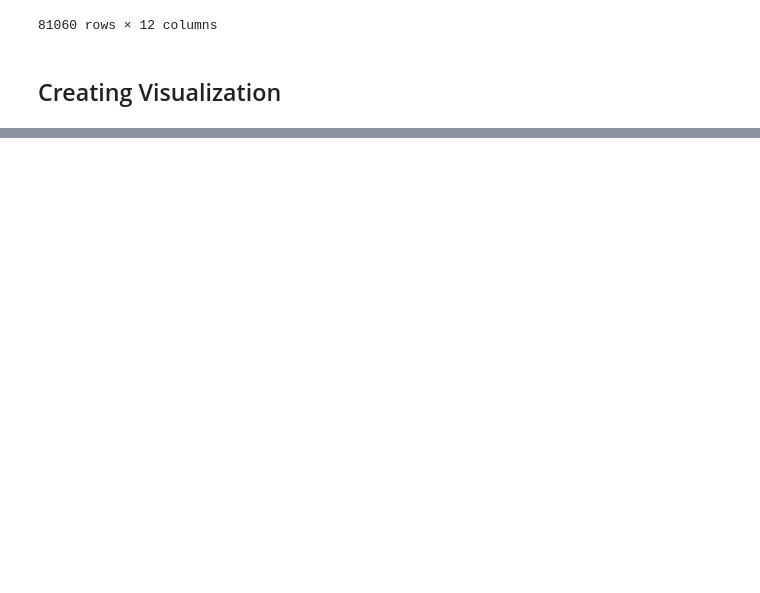
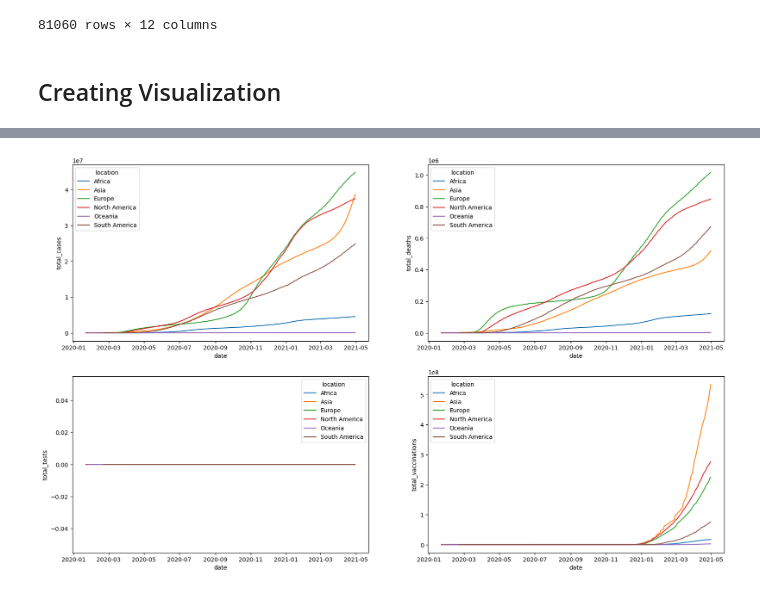
Before and after one commit to icanooooo/Data_Exploration_and_Dashboard_Development, a Jupyter notebook: DataExploration.ipynb, the cells around one changed output, grey strips where cells are left out. Drawn from its saved outputs; the diff is of its cells as text; code cells hidden in the pictures; blank space fills up the shorter version.

```diff
--- a/DataExploration.ipynb
+++ b/DataExploration.ipynb
@@ -198,0 +220,6 @@ create_lineplots(df, 'total_deaths', axes[0,1])
+# %%
+fig, axes = plt.subplots(2, 2, figsize=(20, 12))
+
+create_2x2_lineplots(global_df, total_columns, axes, global_df['location'].nunique())
+# %% [output]
+[figure, added]
```
Also changed, not shown: parts of 3 cells of this notebook.
